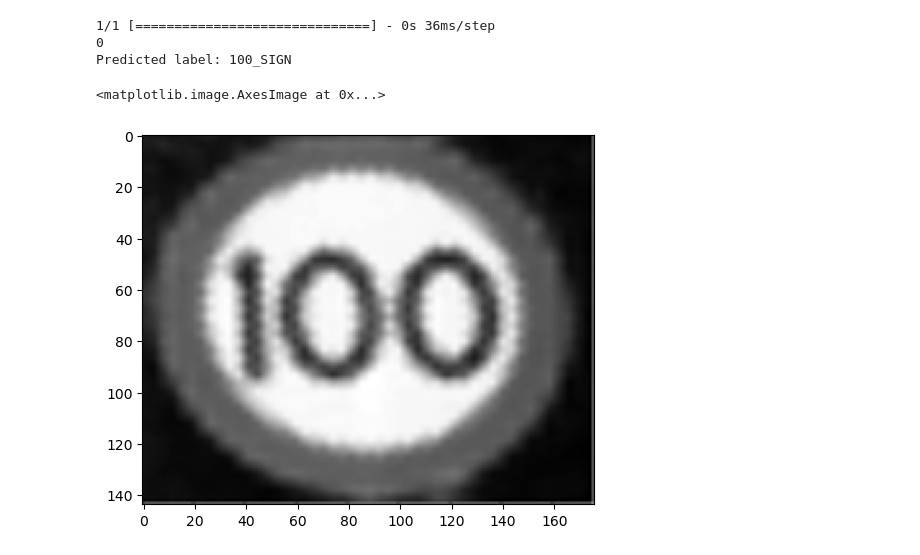
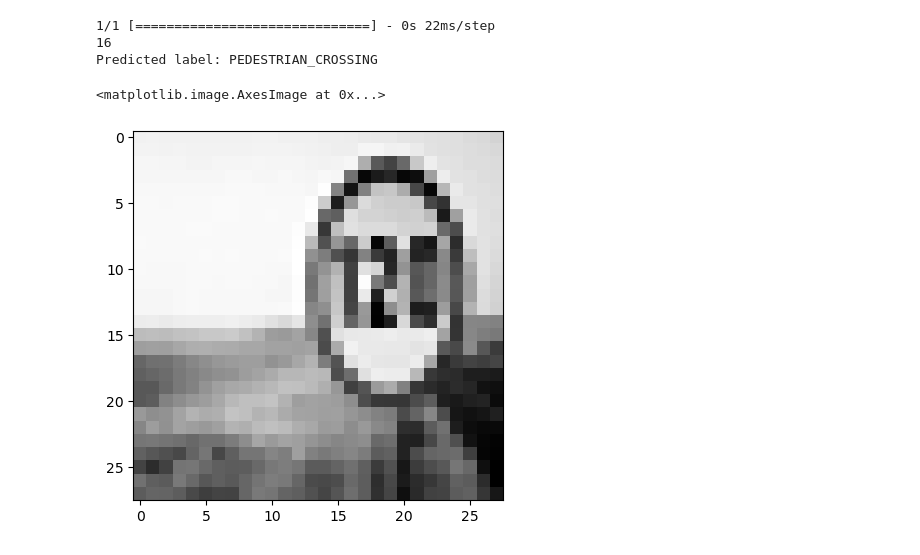
Before and after one commit to Pooriyasmd/IoT-final-project, a Jupyter notebook: Final_project_ver1.3.ipynb, the cells around one changed output. Cells and saved outputs as stored; diff of their text form; code cells hidden in the pictures.

Commit message:
model updated
model in tflite format

```diff
--- a/Final_project_ver1.3.ipynb
+++ b/Final_project_ver1.3.ipynb
@@ -146,25 +159,25 @@ Predicted label: PEDESTRIAN_CROSSING
-# %%
-# to test the model with a random image from the internet
-image = Image.open('C:\\Users\\poori\\OneDrive\\Desktop\\100.jpg')
-input_shape = (176, 144)
-image = image.resize(input_shape)  # Resize the image to match the model's input size
-grayscale_image = image.convert('L')
-input_data = tf.keras.preprocessing.image.img_to_array(grayscale_image)
-input_data = tf.expand_dims(input_data, axis=0)
-#input_data = tf.keras.applications.mobilenet.preprocess_input(input_data)  # Preprocess according to your model
-
-yhat = model.predict(input_data)
-result = np.argmax(yhat)
-print(result)
-value = result_y_Dict.get(result)
-print('Predicted label: {}'.format(value))
-plt.imshow(grayscale_image, cmap='gray')
-# %% [output]
-1/1 [==============================] - 0s 36ms/step
-0
-Predicted label: 100_SIGN
-<matplotlib.image.AxesImage at 0x...>
-[figure, removed]
+# %%
+# to test the model with a random image from the internet
+image = Image.open('C:\\Users\\poori\\OneDrive\\Desktop\\1202.jpg')
+input_shape = (28, 28)
+image = image.resize(input_shape)  # Resize the image to match the model's input size
+grayscale_image = image.convert('L')
+input_data = tf.keras.preprocessing.image.img_to_array(grayscale_image)
+input_data = tf.expand_dims(input_data, axis=0)
+#input_data = tf.keras.applications.mobilenet.preprocess_input(input_data)  # Preprocess according to your model
+
+yhat = model.predict(input_data)
+result = np.argmax(yhat)
+print(result)
+value = result_y_Dict.get(result)
+print('Predicted label: {}'.format(value))
+plt.imshow(grayscale_image, cmap='gray')
+# %% [output]
+1/1 [==============================] - 0s 22ms/step
+16
+Predicted label: PEDESTRIAN_CROSSING
+<matplotlib.image.AxesImage at 0x...>
+[figure, added]
 # %%
 c_code = port(model, variable_name='road_sign_detection', pretty_print=True,optimize=False)
 filename = 'road.h'
```
Also changed, not shown: parts of 9 cells of this notebook, 4 other files.
